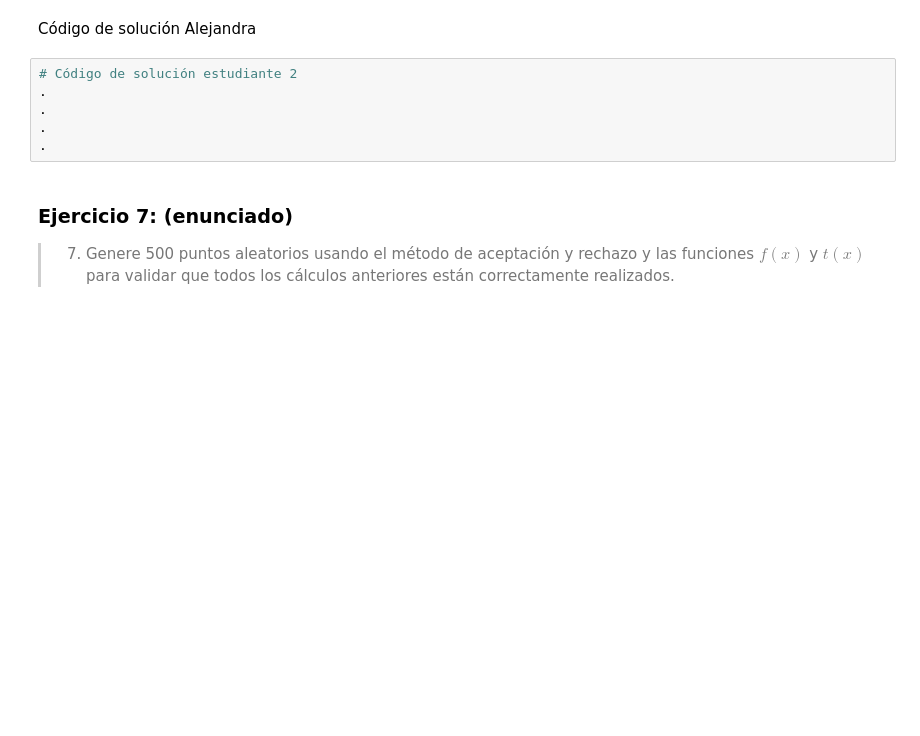
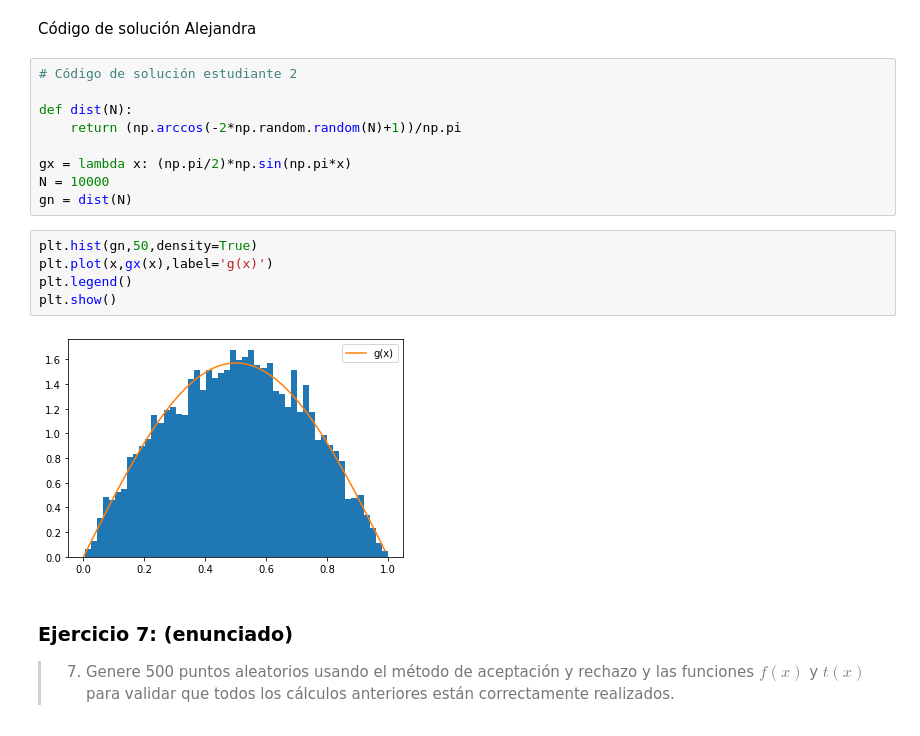
Before and after one commit to diegolazareno/Tarea6_DALopez_ARico, a Jupyter notebook: Tarea6_DALopez_ARico.ipynb, the cells around one changed output. Cells and saved outputs as stored; diff of their text form; blank space fills up the shorter version.

```diff
--- a/Tarea6_DALopez_ARico.ipynb
+++ b/Tarea6_DALopez_ARico.ipynb
@@ -169,12 +232,22 @@ Código de solución Diego
 .
 # %% [markdown]
 Código de solución Alejandra
-# %%
-# Código de solución estudiante 2
-.
-.
-.
-.
+# %%
+# Código de solución estudiante 2
+
+def dist(N):
+    return (np.arccos(-2*np.random.random(N)+1))/np.pi
+
+gx = lambda x: (np.pi/2)*np.sin(np.pi*x)
+N = 10000
+gn = dist(N)
+# %%
+plt.hist(gn,50,density=True)
+plt.plot(x,gx(x),label='g(x)')
+plt.legend()
+plt.show()
+# %% [output]
+[figure, added]
 # %% [markdown]
 ### Ejercicio 7: (enunciado)
 
```
Also changed, not shown: parts of 23 cells of this notebook.
